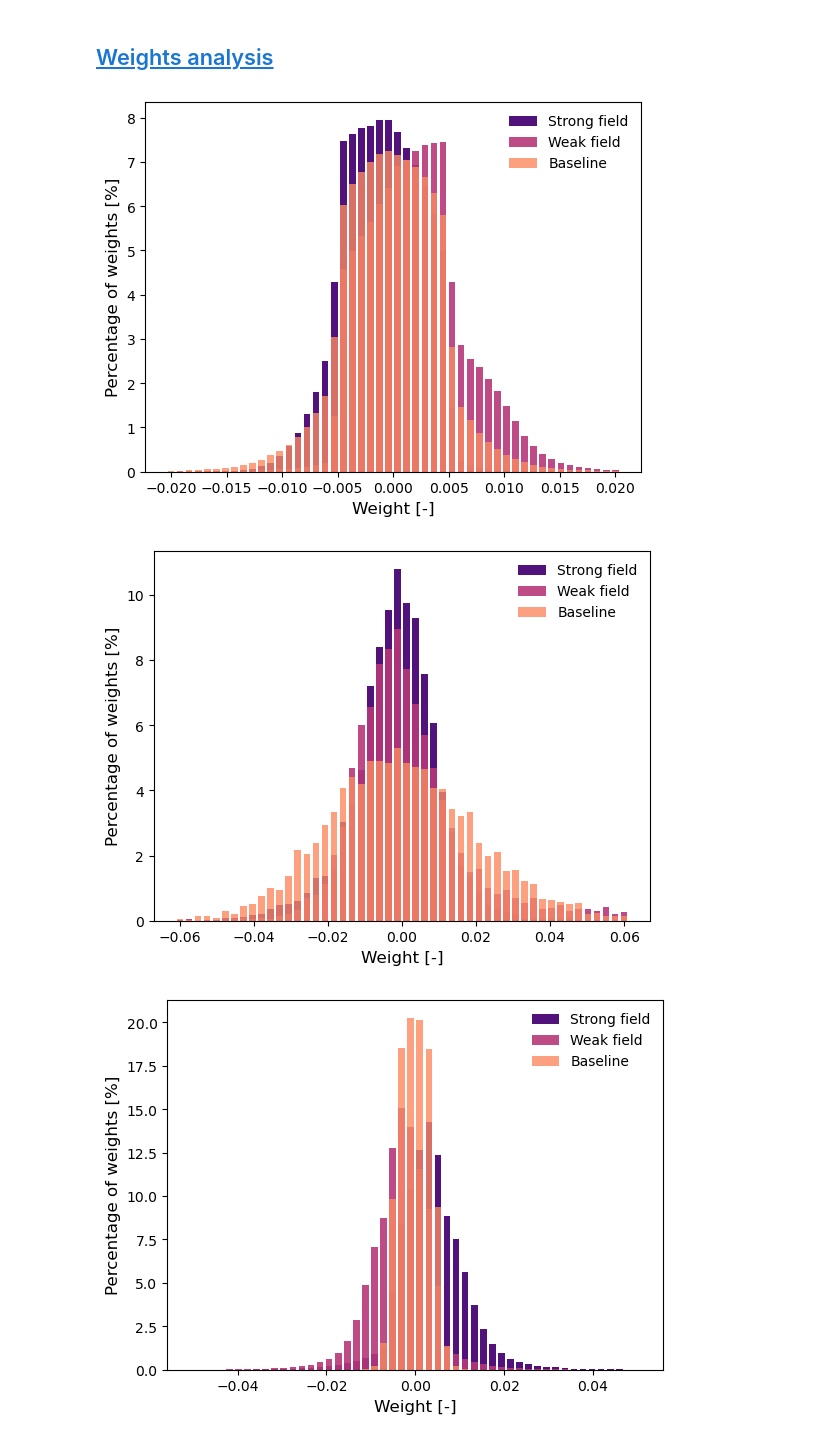
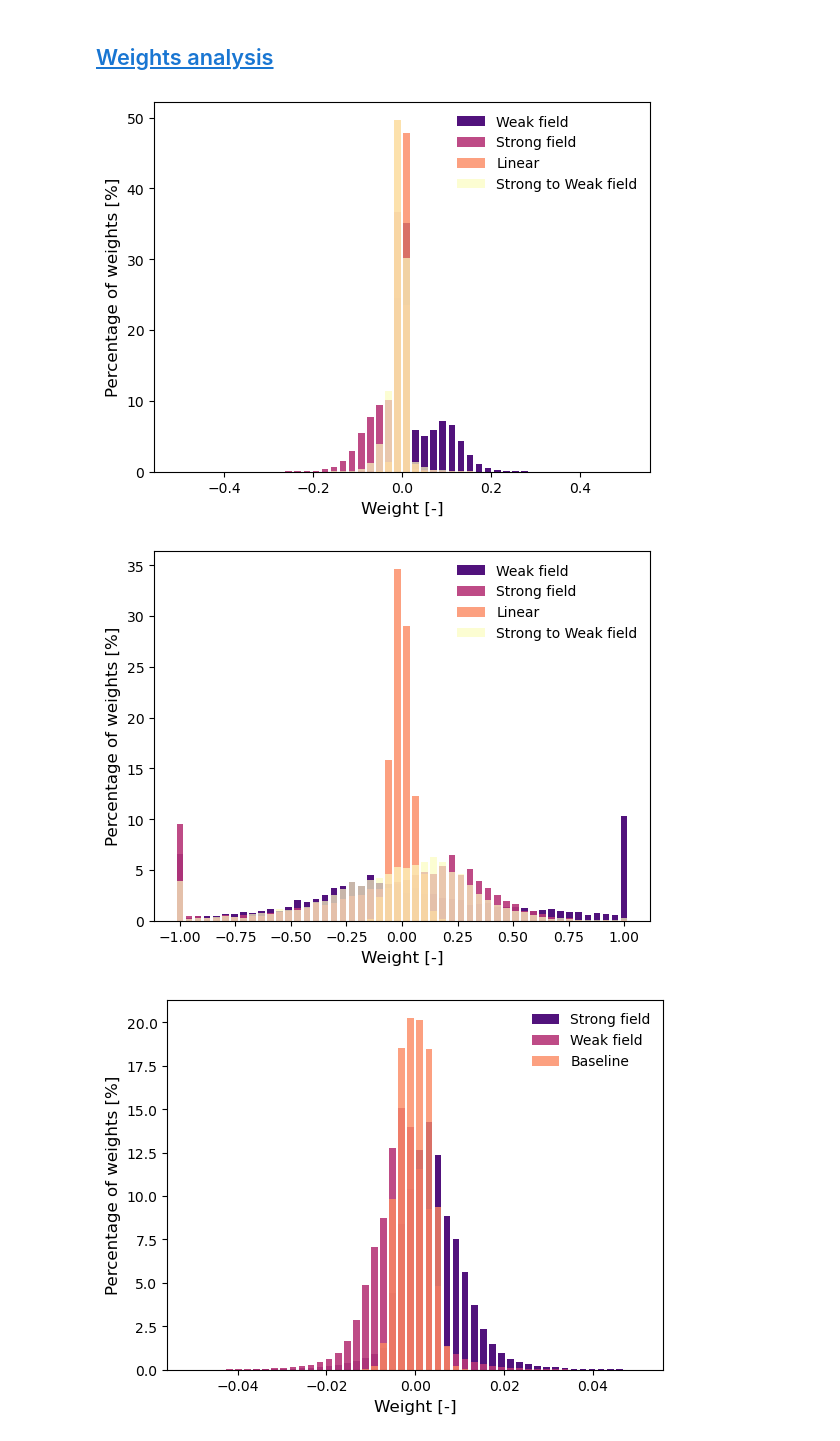
Before and after one commit to kellian-cottart/magnetoionic-simulations, a Jupyter notebook: magnetoionic-figures.ipynb, the cells around one changed output. Saved outputs shown, nothing was run; the diff lists cells and outputs as text; code cells hidden in the pictures.

```diff
--- a/magnetoionic-figures.ipynb
+++ b/magnetoionic-figures.ipynb
@@ -57,11 +64,12 @@ fig.savefig(f"{graph_folder}/{name}.svg", bbox_inches='tight')
 
 The data is loaded from the simulation path and the data is saved and displayed.
 # %%
-n_iterations = 5
+n_iterations = 10
 paths = [
-    "20240711091649-MNIST-strong-0.01", # Strong field - LR 0.01
-    "20240711091614-MNIST-weak-0.01", # Weak field - LR 0.01
-    "20240711091723-MNIST-linear-0.01", # Linear field - LR 0.01
+    "20240711164919-MNIST-weak-0.5-switch-None", # Strong field - LR 0.01
+    "20240711165306-MNIST-strong-0.5-switch-None", # Weak field - LR 0.01
+    "20240711165851-MNIST-linear-0.5-switch-None", # Linear field - LR 0.01
+    "20240711170941-MNIST-strong-weak-0.5-switch-2",
 ]
 models = []
 for path in paths:
@@ -108,41 +116,36 @@ fig.savefig(f"{graph_folder}/{name}.svg", bbox_inches='tight')
 ## <a id='toc1_3_'></a>[Weights analysis](#toc0_)
 # %%
 models = []
-paths = [
-    "20240711091649-MNIST-strong-0.01", # Strong field - LR 0.01
-    "20240711091614-MNIST-weak-0.01", # Weak field - LR 0.01
-    "20240711091723-MNIST-linear-0.01", # Linear field - LR 0.01
-]
 for path in paths:
     # first dim of the tensor is the iteration
     accuracies = []
     current_folder = os.path.join(SIMULATION_FOLDER, path)
     accuracies.append(torch.load(os.path.join(current_folder, path+f"-0.pth")))
     models.append(accuracies)
-thresholds = [0.02, 0.06]
+thresholds = [0.5, 1]
 # weights keys (layers.1.weght)
 keys = ["layers.1.weight", "layers.4.weight"]
 for k, key in enumerate(keys):
     fig, ax = plt.subplots()
-    palette = plt.get_cmap('magma', len(models)+2)
+    palette = plt.get_cmap('magma', len(models)+1)
     # compare models
-    names = ["Strong field", "Weak field", "Baseline"]
+    names = ["Weak field", "Strong field", "Linear", "Strong to Weak field"]
     for i, model in enumerate(models):
         weights = model[0][key].flatten()
         hist = torch.histc(weights, bins=50, min=-thresholds[k], max=thresholds[k]).to('cpu')
         # plot in % of the total weights
         ax.bar(torch.linspace(-thresholds[k], thresholds[k], 50), height=hist/len(weights)*100, width=0.03*thresholds[k], label=f"{names[i]}", color=palette(i+1), alpha=(1-0.1*i))
     ax.set_xlabel("Weight [-]", fontsize=12)
     ax.set_ylabel("Percentage of weights [%]", fontsize=12)
     ax.legend(loc='upper right', fontsize=10, frameon=False)
     # save
     name = f"MNIST-weight-distribution-{key}-{GRAPHS_ID}"
     fig.savefig(f"{graph_folder}/{name}.pdf", bbox_inches='tight')
     fig.savefig(f"{graph_folder}/{name}.svg", bbox_inches='tight')
     plt.show()
 # %% [output]
-[figure, old version]
+[figure, new version]
-[figure, old version]
+[figure, new version]
 # %%
 models = []
 paths = [
```
Also changed, not shown: parts of 6 cells of this notebook, 3 other files.
